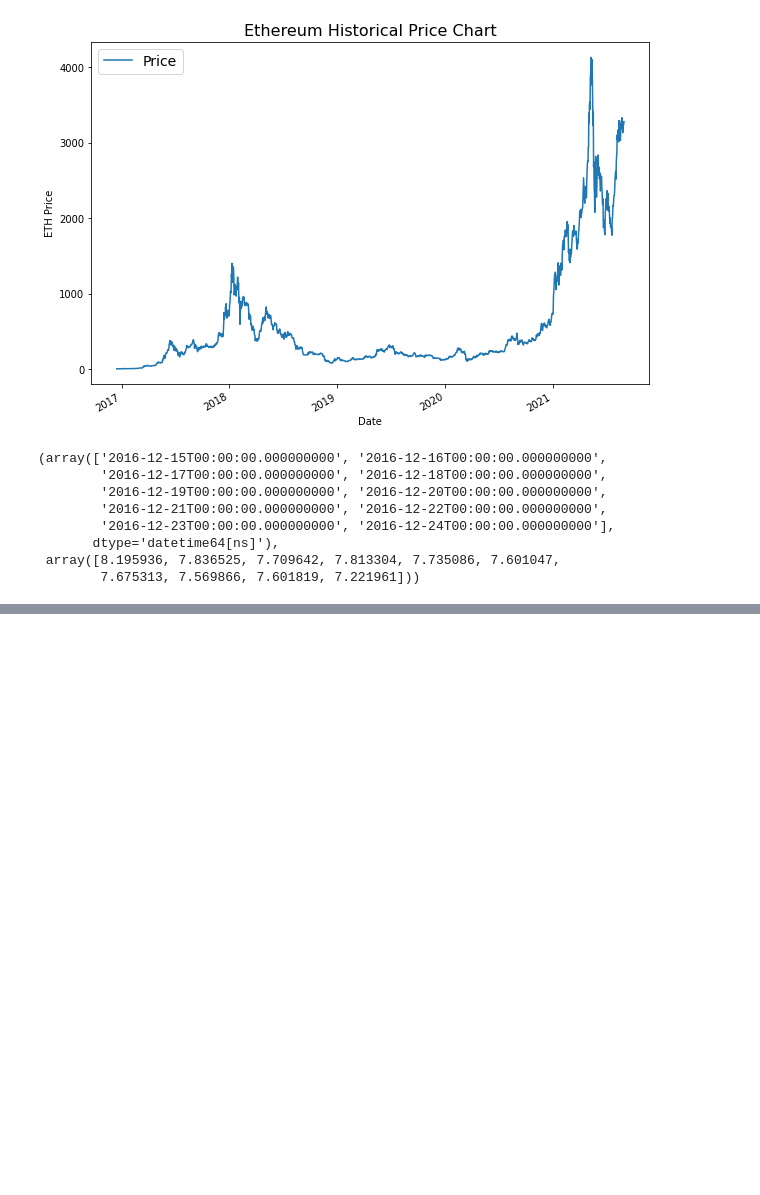
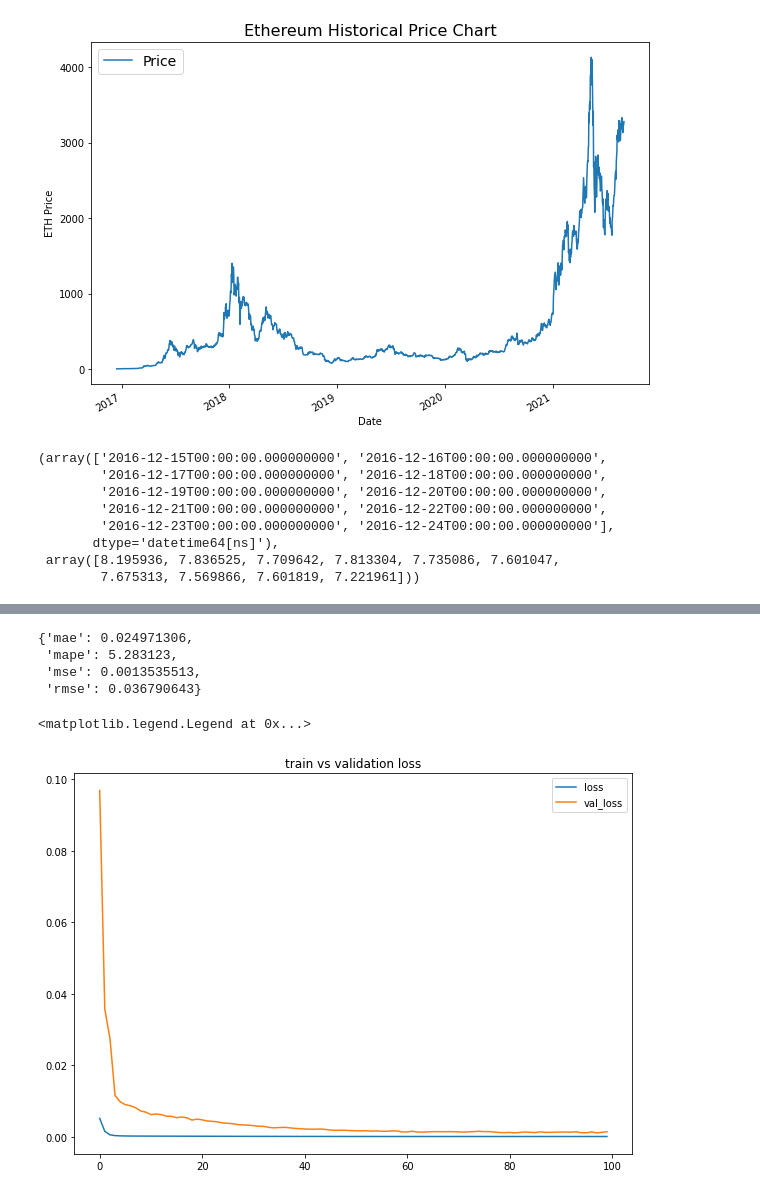
Before and after one commit to schauppi/Udemy_TensorFlow_Developer, a Jupyter notebook: Exam_preparation/Time_series_forecasting_eth_price.ipynb, the cells around one changed output, grey strips where cells are left out. Saved outputs shown, nothing was run; the diff lists cells and outputs as text; code cells hidden in the pictures; blank space fills up the shorter version.

```diff
--- a/Exam_preparation/Time_series_forecasting_eth_price.ipynb
+++ b/Exam_preparation/Time_series_forecasting_eth_price.ipynb
@@ -407,0 +174,8 @@ model_3 = tf.keras.Sequential([
+# %%
+from helper_functions import make_train_test_splits
+# Make train and test splits of the windowed data
+train_windows_5, test_windows_5, train_labels_5, test_labels_5 = make_train_test_splits(windows_5, labels_5)
+train_windows_7, test_windows_7, train_labels_7, test_labels_7 = make_train_test_splits(windows_7, labels_7)
+train_windows_10, test_windows_10, train_labels_10, test_labels_10 = make_train_test_splits(windows_10, labels_10)
+train_windows_15, test_windows_15, train_labels_15, test_labels_15 = make_train_test_splits(windows_15, labels_15)
+train_windows_30, test_windows_30, train_labels_30, test_labels_30 = make_train_test_splits(windows_30, labels_30)
@@ -407,0 +223,21 @@ model_3 = tf.keras.Sequential([
+# %%
+import tensorflow as tf
+from tensorflow.keras import layers
+
+tf.random.set_seed(42)
+
+#Build the model
+model_1 = tf.keras.Sequential([
+                               layers.Dense(64, activation="relu"),
+                               layers.Dense(1)
+])
+# %%
+#Compile the model
+model_1.compile(loss="mse", optimizer="Adam", metrics=["mse", "mae"])
+# %%
+#Fit the model
+history_model_1 = model_1.fit(train_windows_7, train_labels_7,
+            epochs=100,
+            batch_size=128,
+            verbose=0,
+            validation_data=(test_windows_7, test_labels_7))
@@ -407,0 +249,23 @@ model_3 = tf.keras.Sequential([
+# %%
+#Make predictions
+model_1_preds = make_preds(model_1, test_windows_7)
+model_1_results = evaluate_preds(tf.squeeze(test_labels_7),model_1_preds)
+model_1_results
+# %% [output]
+{'mae': 0.024971306,
+ 'mape': 5.283123,
+ 'mse': 0.0013535513,
+ 'rmse': 0.036790643}
+# %%
+# Plot training curve
+loss = history_model_1.history["loss"]
+val_loss = history_model_1.history["val_loss"]
+
+plt.figure(figsize=(10, 7))
+plt.plot(loss, label="loss")
+plt.plot(val_loss, label="val_loss")
+plt.title("train vs validation loss")
+plt.legend()
+# %% [output]
+<matplotlib.legend.Legend at 0x...>
+[figure, added]
```
Also changed, not shown: parts of 145 cells of this notebook.
